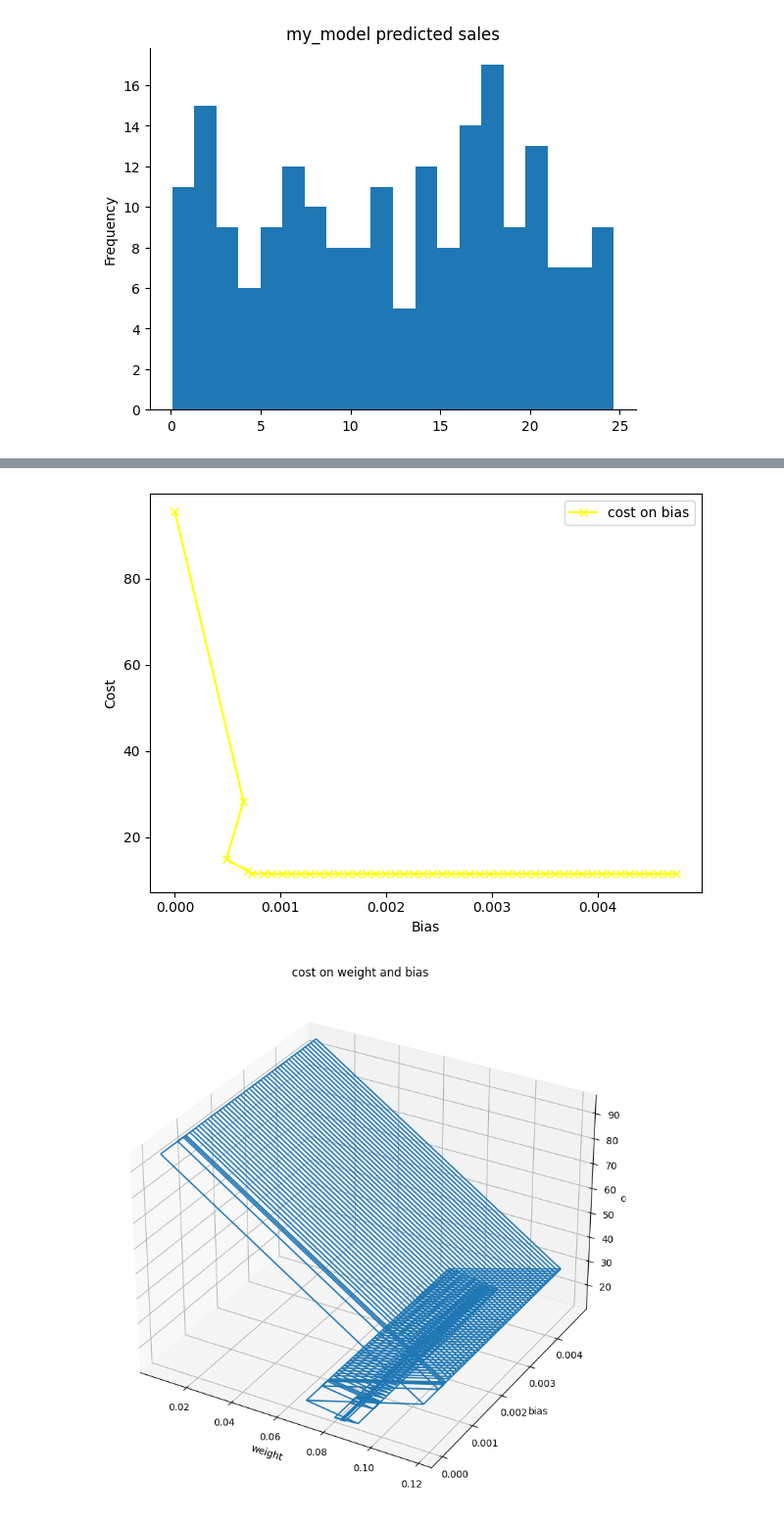
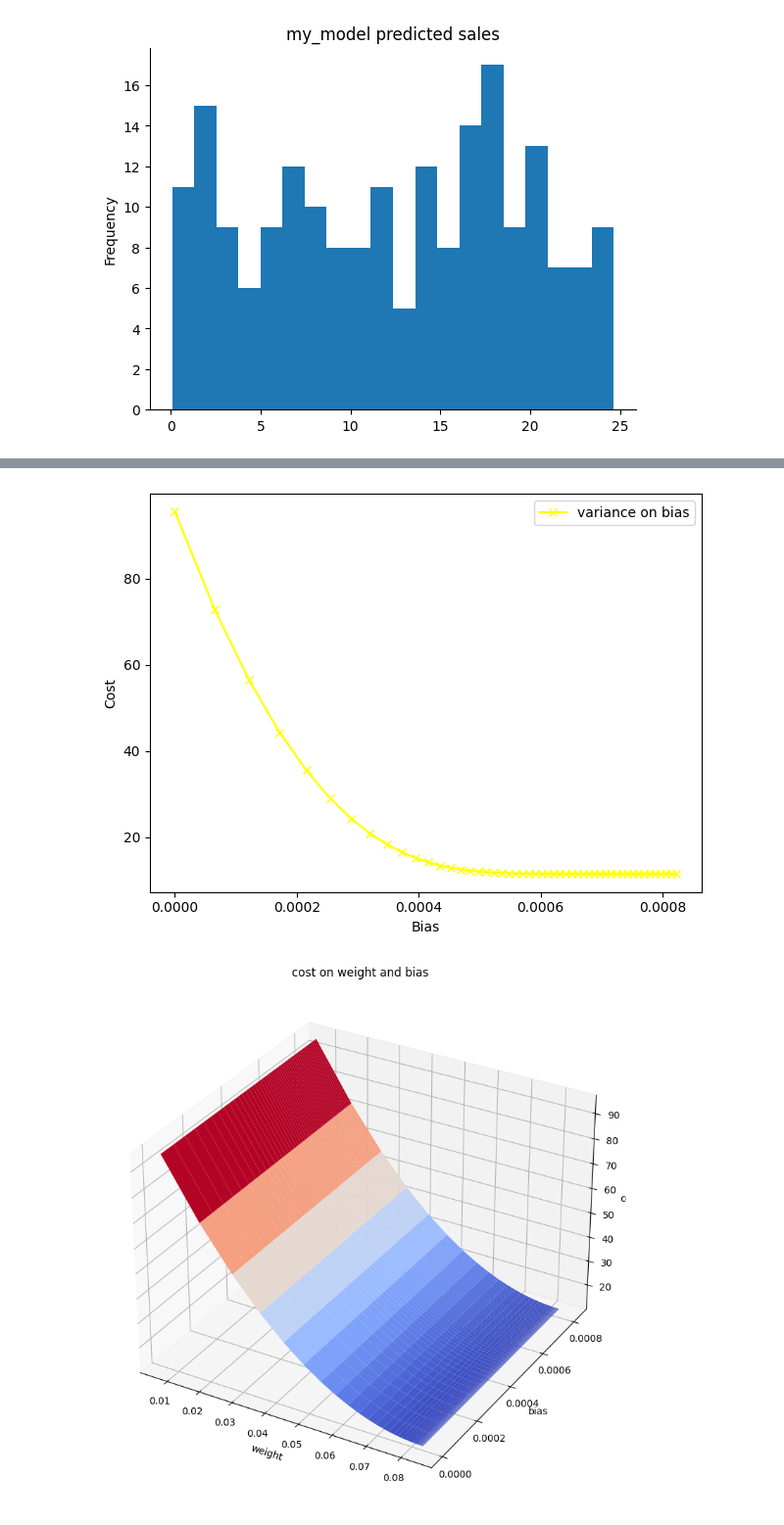
Before and after one commit to ATP-IKO/Grooking-Machine-Learning, a Jupyter notebook: LinearRegression/simpleLInearRegression.ipynb, the cells around one changed output, grey strips where cells are left out. Shown: that part at 98% size. Cells and saved outputs as stored; diff of their text form; code cells hidden in the pictures.

```diff
--- a/LinearRegression/simpleLInearRegression.ipynb
+++ b/LinearRegression/simpleLInearRegression.ipynb
@@ -289,10 +286,13 @@ def nn_model(X, Y, learning_rate=0.001, num_iterations=100, print_cost=False):
 
   return parameters,cache
 # %%
-my_model, cache= nn_model(X_npy, Y_npy, 0.0001, 50, False)
+my_model, cache= nn_model(X_npy, Y_npy, 0.00001, 50, True)
 cl = cache["cl"]
 bl = cache["bl"]
 wl = cache["wl"]
 print(my_model["W"])
 print(my_model["b"])
+print(cl)
+print(wl)
+print(bl)
 # %% [output]
@@ -346,27 +359,27 @@ plt.show()
 # %%
-plt.plot(bl,cl, c='yellow', marker = 'x', label='cost on bias')
+plt.plot(bl,cl, c='yellow', marker = 'x', label='variance on bias')
 plt.xlabel('Bias')
 plt.ylabel('Cost')
 plt.legend()
 plt.tight_layout()
 plt.show()
 # %% [output]
-[figure, old version]
+[figure, new version]
 # %%
 c = np.tile(cl, (50, 1))
 w, b =np.meshgrid(wl,bl)
 
 fig = plt.figure(figsize=(10,8))
 ax = plt.axes(projection = "3d")
-ax.plot_wireframe(w,b,c,cmap='viridis')
+ax.plot_surface(w,b,c,cmap='coolwarm')
 ax.set_title("cost on weight and bias")
 ax.set_xlabel("weight")
 ax.set_ylabel("bias")
 ax.set_zlabel("cost")
 plt.tight_layout()
 plt.show()
 # %% [output]
-[figure, old version]
+[figure, new version]
 # %%
 plt.scatter(X_np, Y_np, color='b', label = "observed sales on TV")
 plt.scatter(X_npy, Y_pred, color='g', label = "my_model's predicted sales on TV")
```
Also changed, not shown: parts of 11 cells of this notebook.
